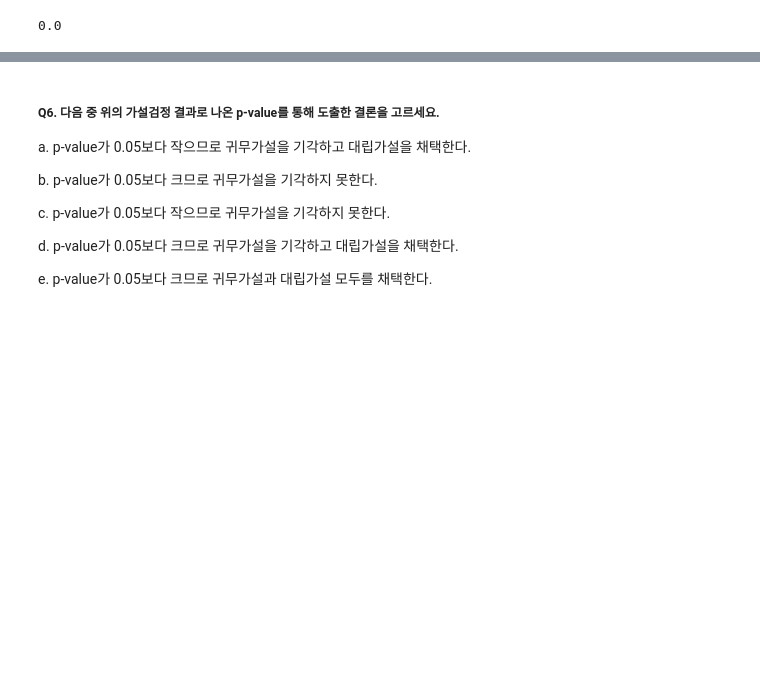
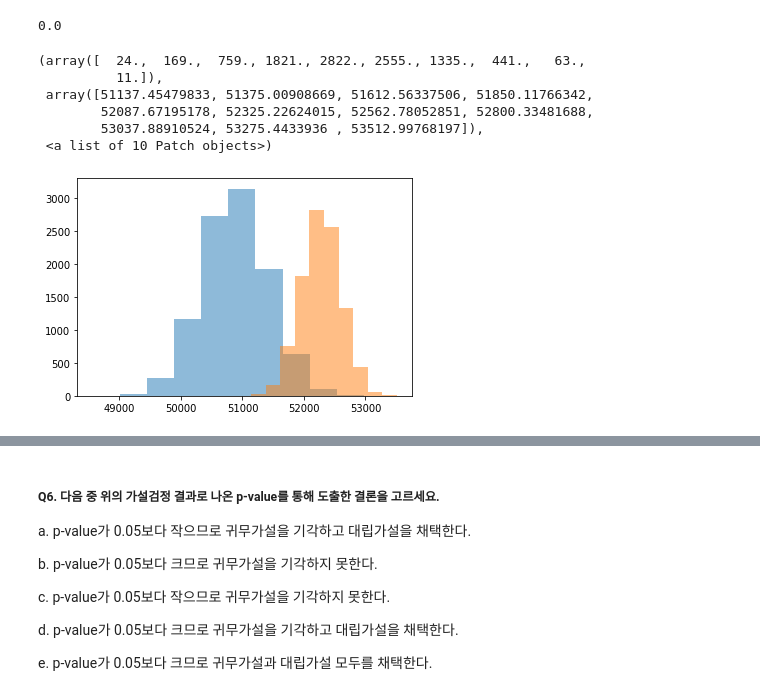
Before and after one commit to LamuneGitHub/A001_Python_Test, a Jupyter notebook: ai15-sc12x-이상필.ipynb, the cells around one changed output, grey strips where cells are left out. Drawn from its saved outputs; the diff is of its cells as text; code cells hidden in the pictures; blank space fills up the shorter version.

```diff
--- a/ai15-sc12x-이상필.ipynb
+++ b/ai15-sc12x-이상필.ipynb
@@ -405,3 +402,14 @@ p
 # %% [output]
 대립가설이 맞음 p= 0.0
 0.0
+# %%
+plt.hist(boot_no, alpha=.5)
+plt.hist(boot_yes, alpha=.5)
+# %% [output]
+(array([  24.,  169.,  759., 1821., 2822., 2555., 1335.,  441.,   63.,
+          11.]),
+ array([51137.45479833, 51375.00908669, 51612.56337506, 51850.11766342,
+        52087.67195178, 52325.22624015, 52562.78052851, 52800.33481688,
+        53037.88910524, 53275.4433936 , 53512.99768197]),
+ <a list of 10 Patch objects>)
+[figure, added]
```
Also changed, not shown: parts of 3 cells of this notebook.
